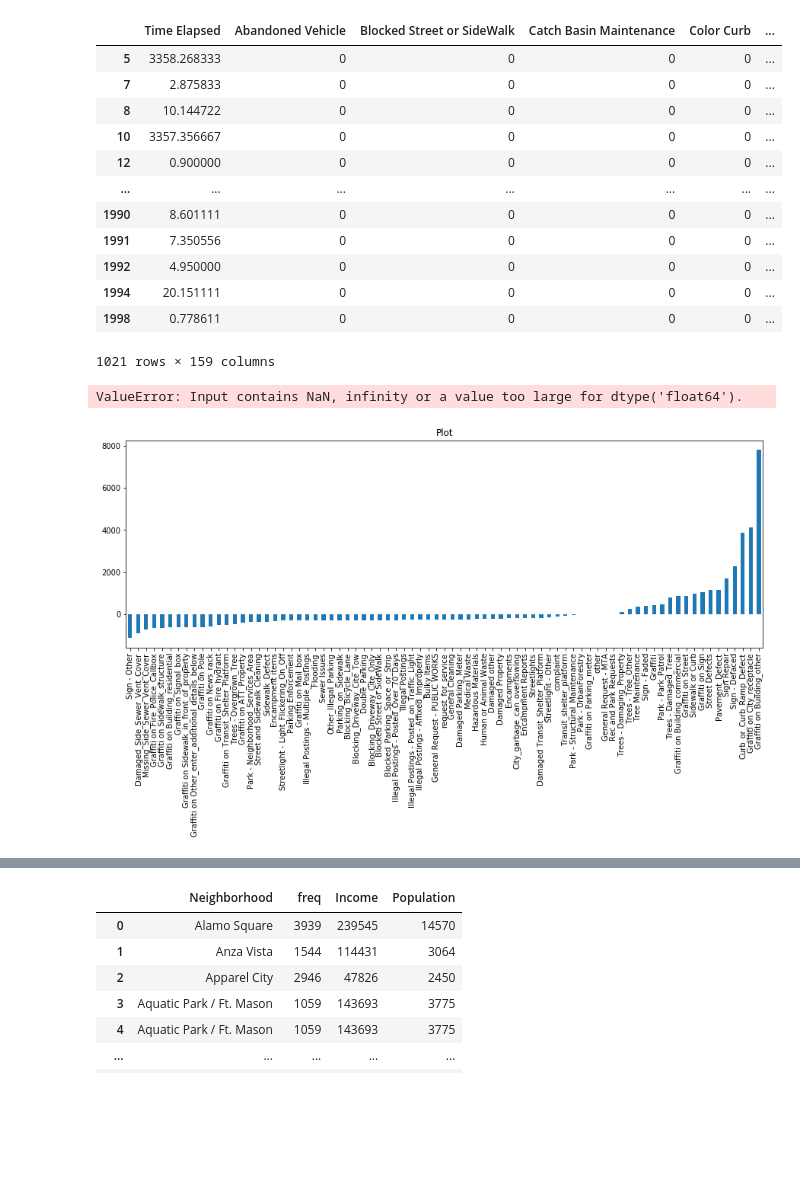
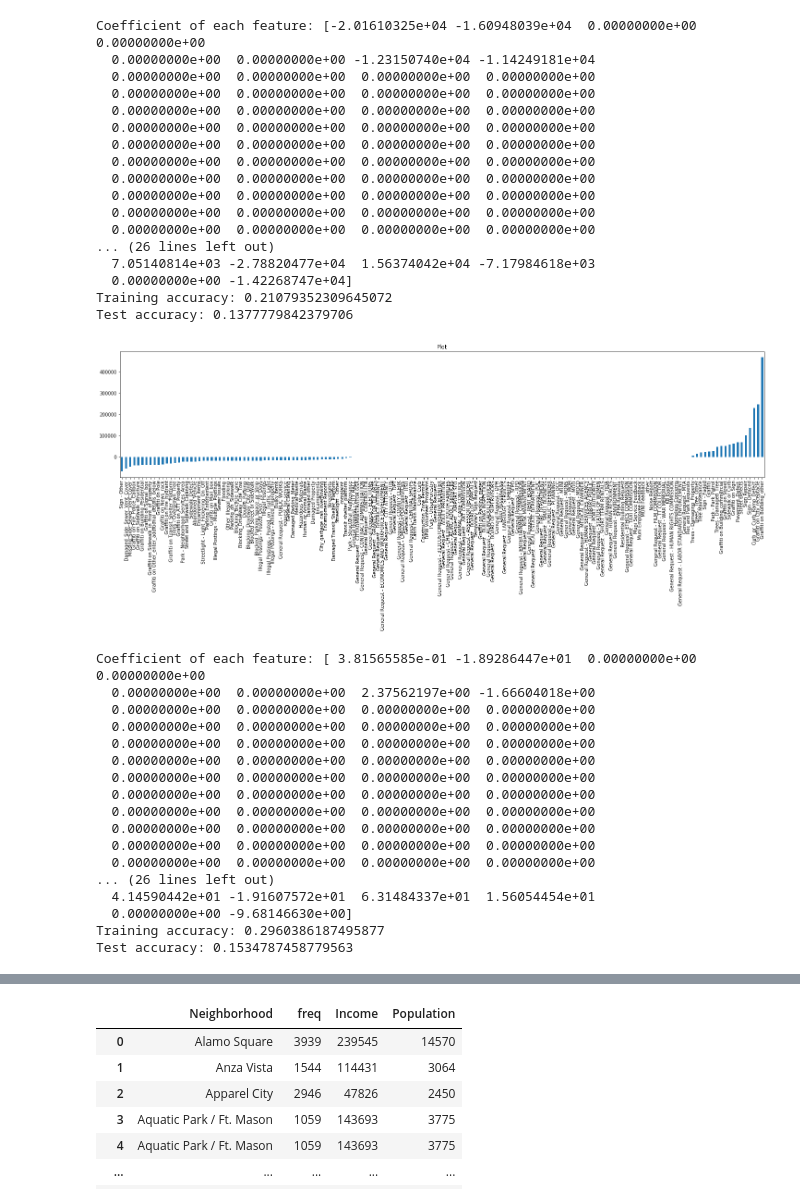
Before and after one commit to shleung101/sta141c_311_cases, a Jupyter notebook: SruthiDraft1 .ipynb, the cells around one changed output, grey strips where cells are left out. Drawn from its saved outputs; the diff is of its cells as text; code cells hidden in the pictures; blank space fills up the shorter version.

```diff
--- a/SruthiDraft1 .ipynb
+++ b/SruthiDraft1 .ipynb
@@ -9,7 +9,7 @@ cases = pd.read_csv("311_Cases.csv", sep = ",", dtype = "str")
 # Drop extra columns
 cases = cases.drop(cases.columns[range(20,47)], axis = 1)
 
-
+cases.dropna()
 
 ####### Date Columns #####
 #date_columns = ["Opened", "Closed", "Updated"]
@@ -20,7 +20,7 @@ cases[date_columns] = cases[date_columns].apply(pd.to_datetime, format = "%m/%d/
 #"%m/%d/%Y %I:%M:%S %p"
 
 # Find Closed - Opened in hours
-time_elapsed = (cases["Closed"] - cases["Opened"])/np.timedelta64(1, 'h')
+time_elapsed = (cases["Closed"] - cases["Opened"])/np.timedelta64(1, 'm')
 
 # Insert Time Elapsed into cases df
 cases.insert(3, "Time Elapsed", time_elapsed)
@@ -49,21 +49,7 @@ cases_q4 = cases_q4.drop(['CaseID', 'Status Notes', 'Responsible Agency', 'Reque
 category = pd.get_dummies(cases_q4['Category'],drop_first=True)
 cases_q4 = pd.concat([cases_q4,category,request],axis=1)
 cases_q4 = cases_q4.drop(['Category'], axis = 1)
-cases_q4.dropna()
+cases_q4 = cases_q4.dropna()
-# %% [output]
-|  | Time Elapsed | Abandoned Vehicle | Blocked Street or SideWalk | Catch Basin Maintenance | Color Curb | ... |
-| 5 | 3358.268333 | 0 | 0 | 0 | 0 | ... |
-| 7 | 2.875833 | 0 | 0 | 0 | 0 | ... |
-| 8 | 10.144722 | 0 | 0 | 0 | 0 | ... |
-| 10 | 3357.356667 | 0 | 0 | 0 | 0 | ... |
-| 12 | 0.900000 | 0 | 0 | 0 | 0 | ... |
-| ... | ... | ... | ... | ... | ... | ... |
-| 1990 | 8.601111 | 0 | 0 | 0 | 0 | ... |
-| 1991 | 7.350556 | 0 | 0 | 0 | 0 | ... |
-| 1992 | 4.950000 | 0 | 0 | 0 | 0 | ... |
-| 1994 | 20.151111 | 0 | 0 | 0 | 0 | ... |
-| 1998 | 0.778611 | 0 | 0 | 0 | 0 | ... |
-1021 rows × 159 columns
 # %%
 from sklearn.linear_model import Ridge
 from sklearn.linear_model import Lasso
@@ -91,22 +78,64 @@ print('Training accuracy:', modelRidge.score(X_train, y_train))
 print('Test accuracy:', modelRidge.score(X_test, y_test))
 print('')
 # %% [output]
-ValueError: Input contains NaN, infinity or a value too large for dtype('float64').
+Coefficient of each feature: [-2.01610325e+04 -1.60948039e+04  0.00000000e+00  0.00000000e+00
+  0.00000000e+00  0.00000000e+00 -1.23150740e+04 -1.14249181e+04
+  0.00000000e+00  0.00000000e+00  0.00000000e+00  0.00000000e+00
+  0.00000000e+00  0.00000000e+00  0.00000000e+00  0.00000000e+00
+  0.00000000e+00  0.00000000e+00  0.00000000e+00  0.00000000e+00
+  0.00000000e+00  0.00000000e+00  0.00000000e+00  0.00000000e+00
+  0.00000000e+00  0.00000000e+00  0.00000000e+00  0.00000000e+00
+  0.00000000e+00  0.00000000e+00  0.00000000e+00  0.00000000e+00
+  0.00000000e+00  0.00000000e+00  0.00000000e+00  0.00000000e+00
+  0.00000000e+00  0.00000000e+00  0.00000000e+00  0.00000000e+00
+  0.00000000e+00  0.00000000e+00  0.00000000e+00  0.00000000e+00
+  0.00000000e+00  0.00000000e+00  0.00000000e+00  0.00000000e+00
+... (26 lines left out)
+  7.05140814e+03 -2.78820477e+04  1.56374042e+04 -7.17984618e+03
+  0.00000000e+00 -1.42268747e+04]
+Training accuracy: 0.21079352309645072
+Test accuracy: 0.1377779842379706
 # %%
 #Plot of variables vs coefficients
 predictors = X_train.columns
 coef = Series(modelRidge.coef_,predictors).sort_values()
-plt.figure(figsize=(15,5))
+plt.figure(figsize=(25,5))
 plot = coef.plot(kind='bar', title = 'Plot')
 # %% [output]
-[figure, old version]
+[figure, new version]
 # %%
-#Fitting a Ridge Model with box-cox
+#Fitting a Ridge Model with sqrt(y)
+ysqr = np.sqrt(y)
 
+Xbox = X
+#Xbox = pd.DataFrame(cases_q4['casesBoxcox'])
+
+
+Xbox_train, Xbox_test, ysqr_train, ysqr_test = train_test_split(Xbox, ysqr, test_size = 0.3, random_state = 0)
+y_train = y_train.dropna()
+Xbox_train = Xbox_train.dropna()
 modelRidge = Ridge(normalize = True)
-modelRidge.fit(X_train,y_train)
-predRidge = modelRidge.predict(X_test)
+modelRidge.fit(Xbox_train,ysqr_train)
+predRidge = modelRidge.predict(Xbox_test)
 print('Coefficient of each feature:', modelRidge.coef_)
-print('Training accuracy:', modelRidge.score(X_train, y_train))
-print('Test accuracy:', modelRidge.score(X_test, y_test))
+print('Training accuracy:', modelRidge.score(Xbox_train, ysqr_train))
+print('Test accuracy:', modelRidge.score(Xbox_test, ysqr_test))
 print('')
+# %% [output]
+Coefficient of each feature: [ 3.81565585e-01 -1.89286447e+01  0.00000000e+00  0.00000000e+00
+  0.00000000e+00  0.00000000e+00  2.37562197e+00 -1.66604018e+00
+  0.00000000e+00  0.00000000e+00  0.00000000e+00  0.00000000e+00
+  0.00000000e+00  0.00000000e+00  0.00000000e+00  0.00000000e+00
+  0.00000000e+00  0.00000000e+00  0.00000000e+00  0.00000000e+00
+  0.00000000e+00  0.00000000e+00  0.00000000e+00  0.00000000e+00
+  0.00000000e+00  0.00000000e+00  0.00000000e+00  0.00000000e+00
+  0.00000000e+00  0.00000000e+00  0.00000000e+00  0.00000000e+00
+  0.00000000e+00  0.00000000e+00  0.00000000e+00  0.00000000e+00
+  0.00000000e+00  0.00000000e+00  0.00000000e+00  0.00000000e+00
+  0.00000000e+00  0.00000000e+00  0.00000000e+00  0.00000000e+00
+  0.00000000e+00  0.00000000e+00  0.00000000e+00  0.00000000e+00
+... (26 lines left out)
+  4.14590442e+01 -1.91607572e+01  6.31484337e+01  1.56054454e+01
+  0.00000000e+00 -9.68146630e+00]
+Training accuracy: 0.2960386187495877
+Test accuracy: 0.1534787458779563
```
Also changed, not shown: parts of 30 cells of this notebook.
